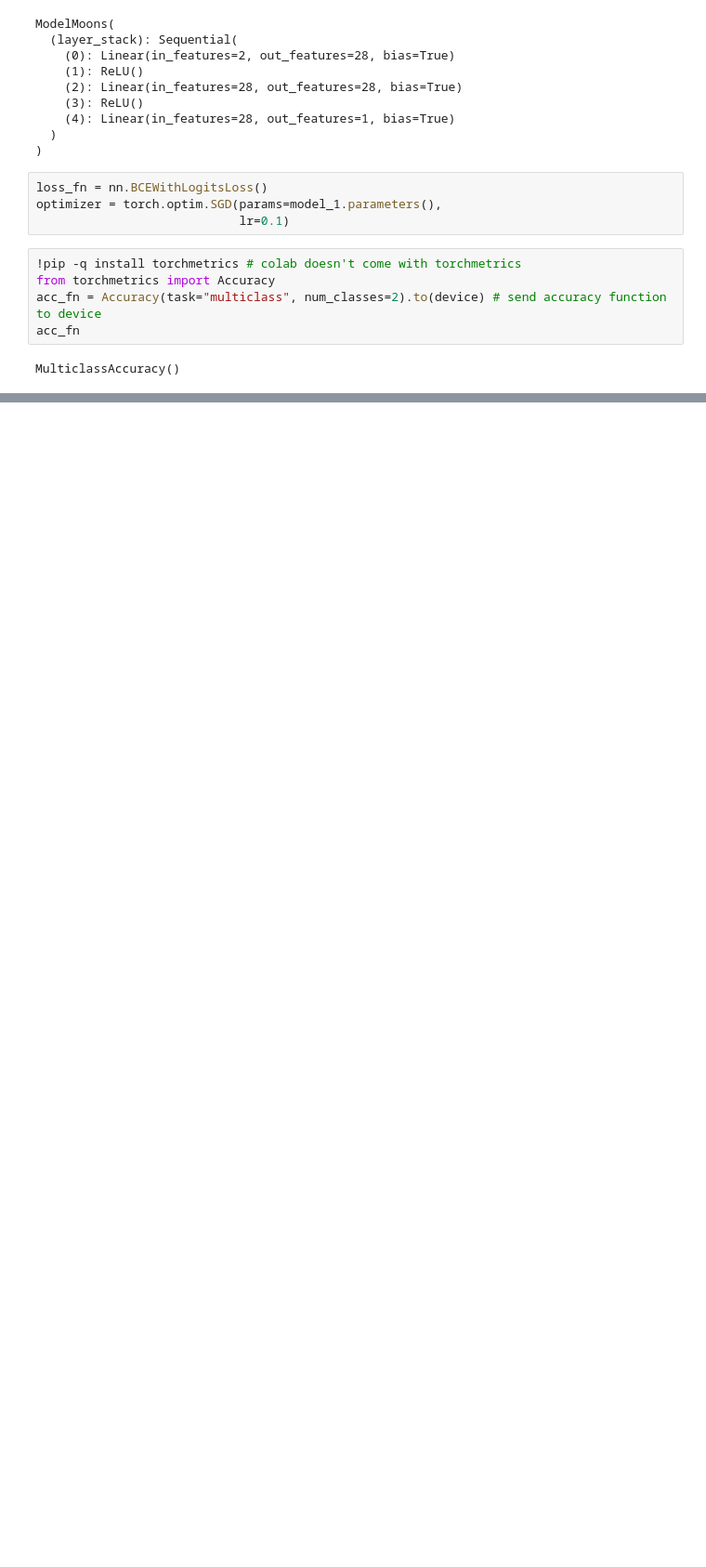
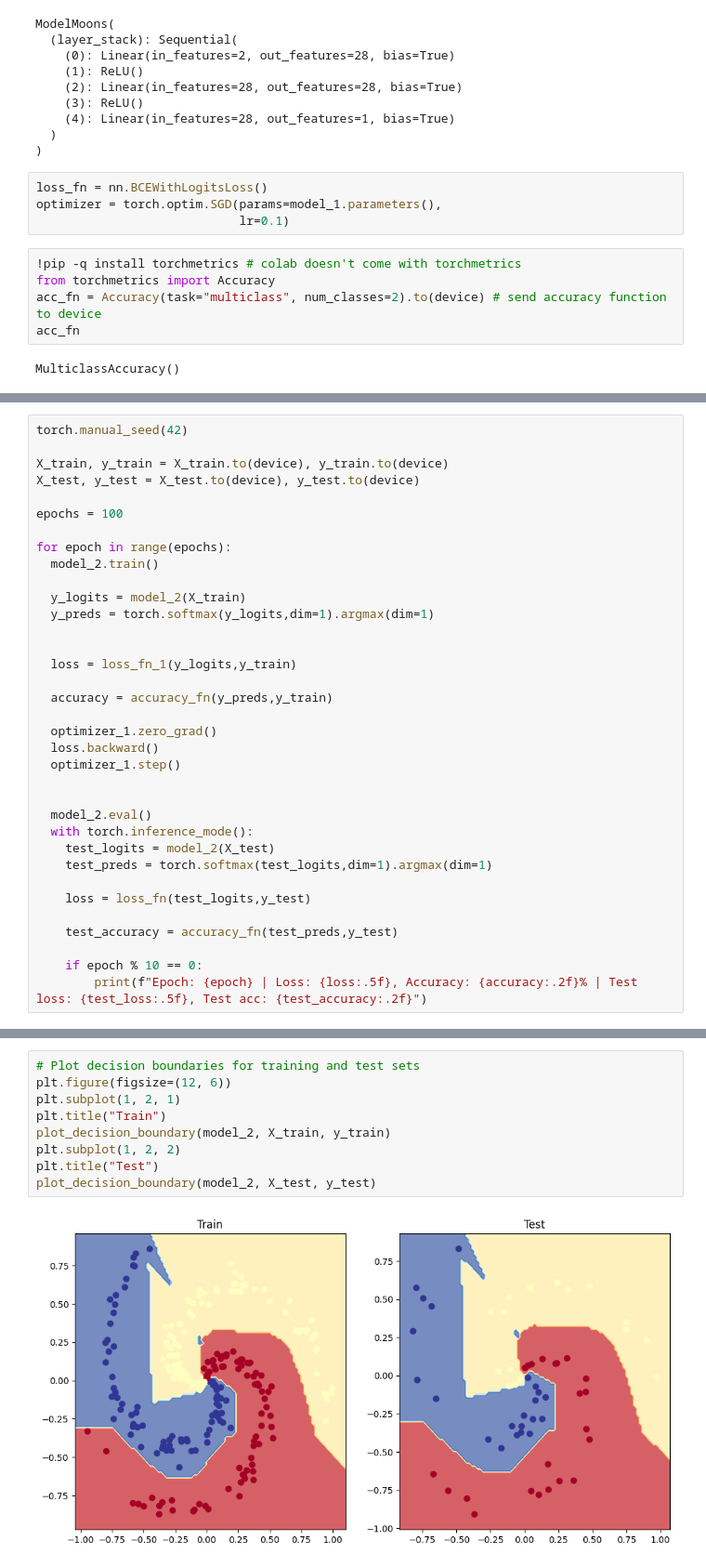
Before and after one commit to rohinish404/learning_pytorch, a Jupyter notebook: pytorch_classification_exercise.ipynb, the cells around one changed output, grey strips where cells are left out. Shown at 93% size. Cells and saved outputs as stored; diff of their text form; blank space fills up the shorter version.

```diff
--- a/pytorch_classification_exercise.ipynb
+++ b/pytorch_classification_exercise.ipynb
@@ -163,0 +307,35 @@ Epoch: 900 | Loss: 0.00804, Accuracy: 1.00% | Test loss: 0.00696, Test acc: 1.00
+# %%
+torch.manual_seed(42)
+
+X_train, y_train = X_train.to(device), y_train.to(device)
+X_test, y_test = X_test.to(device), y_test.to(device)
+
+epochs = 100
+
+for epoch in range(epochs):
+  model_2.train()
+
+  y_logits = model_2(X_train)
+  y_preds = torch.softmax(y_logits,dim=1).argmax(dim=1)
+
+
+  loss = loss_fn_1(y_logits,y_train)
+
+  accuracy = accuracy_fn(y_preds,y_train)
+
+  optimizer_1.zero_grad()
+  loss.backward()
+  optimizer_1.step()
+
+
+  model_2.eval()
+  with torch.inference_mode():
+    test_logits = model_2(X_test)
+    test_preds = torch.softmax(test_logits,dim=1).argmax(dim=1)
+
+    loss = loss_fn(test_logits,y_test)
+
+    test_accuracy = accuracy_fn(test_preds,y_test)
+
+    if epoch % 10 == 0:
+        print(f"Epoch: {epoch} | Loss: {loss:.5f}, Accuracy: {accuracy:.2f}% | Test loss: {test_loss:.5f}, Test acc: {test_accuracy:.2f}")
@@ -163,0 +353,11 @@ Epoch: 900 | Loss: 0.00804, Accuracy: 1.00% | Test loss: 0.00696, Test acc: 1.00
+# %%
+# Plot decision boundaries for training and test sets
+plt.figure(figsize=(12, 6))
+plt.subplot(1, 2, 1)
+plt.title("Train")
+plot_decision_boundary(model_2, X_train, y_train)
+plt.subplot(1, 2, 2)
+plt.title("Test")
+plot_decision_boundary(model_2, X_test, y_test)
+# %% [output]
+[figure, added]
```
Also changed, not shown: parts of 13 cells of this notebook.
